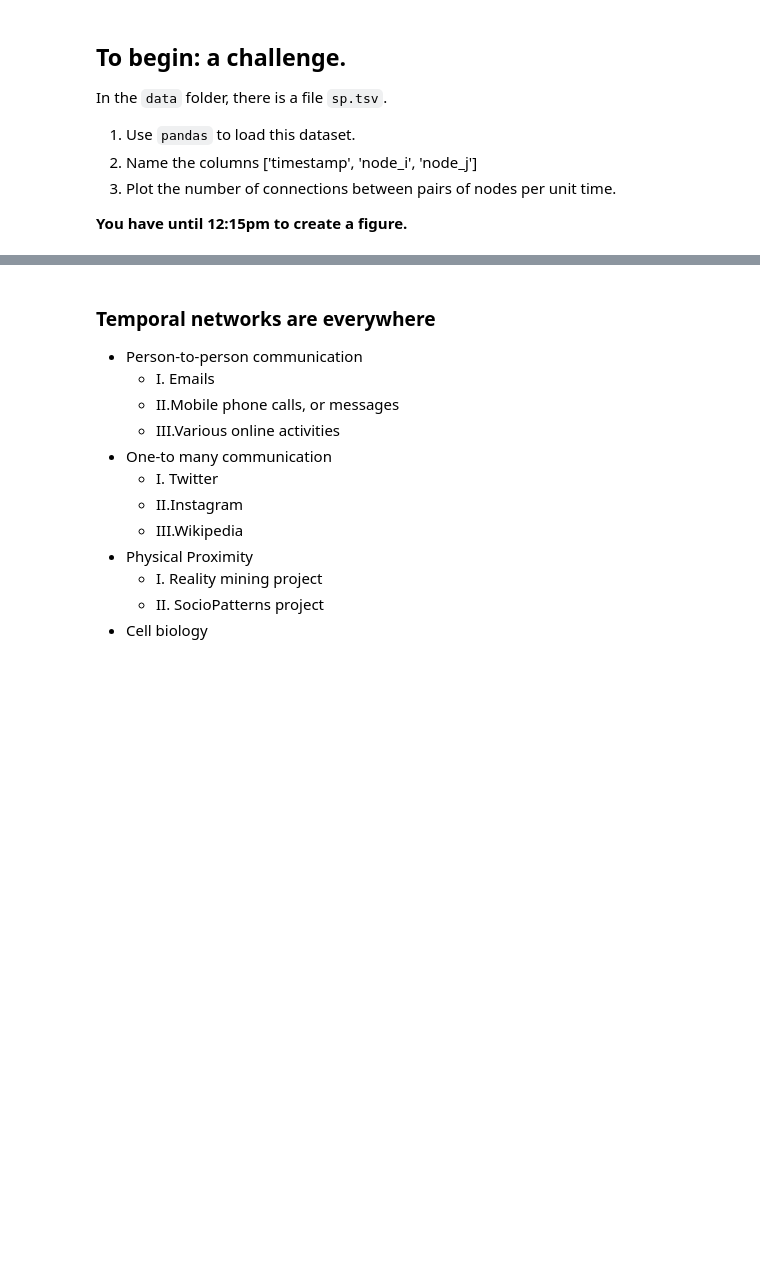
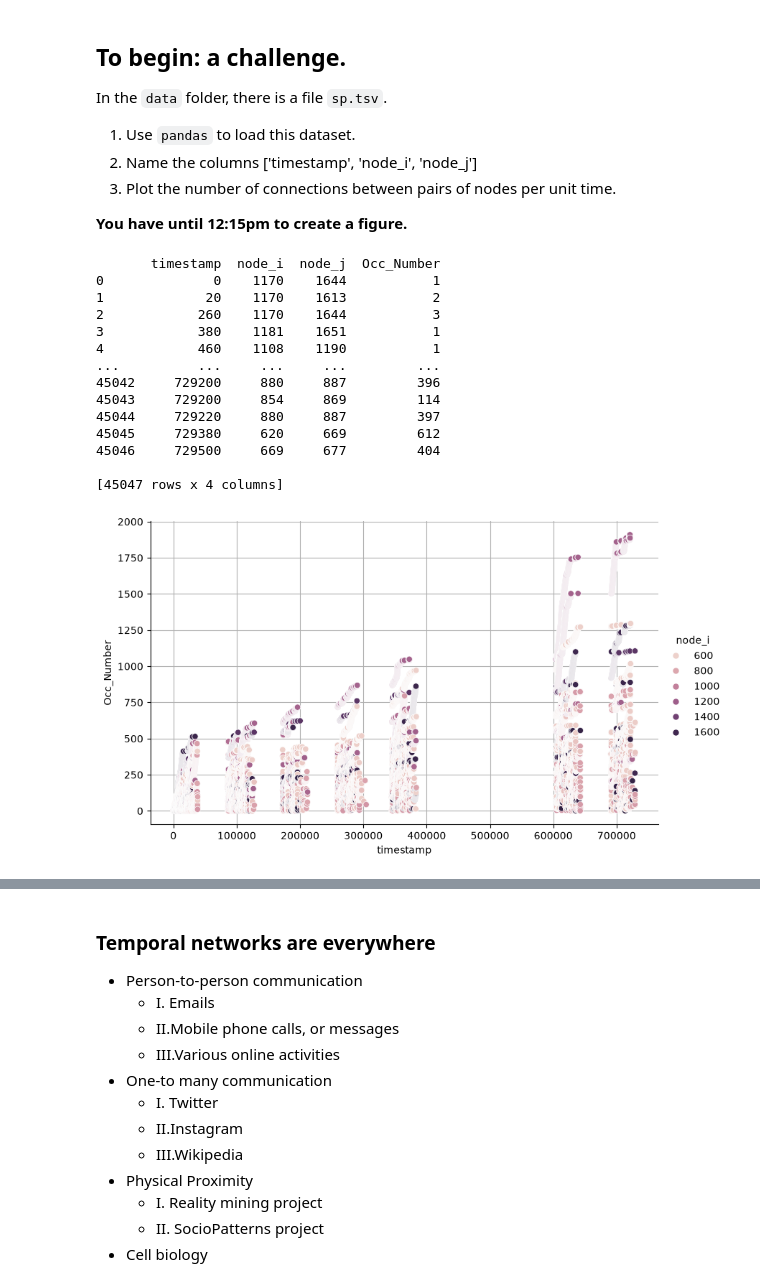
Before and after one commit to rhughes74/CNET5051, a Jupyter notebook: class_15_temporal_networks.ipynb, the cells around one changed output, grey strips where cells are left out. Cells and saved outputs as stored; diff of their text form; code cells hidden in the pictures; blank space fills up the shorter version.

```diff
--- a/class_15_temporal_networks.ipynb
+++ b/class_15_temporal_networks.ipynb
@@ -33,7 +33,35 @@ In the `data` folder, there is a file `sp.tsv`.
 
 **You have until 12:15pm to create a figure.**
 # %%
-pass
+import pandas as pd
+
+df = pd.read_csv('data/sp.tsv', sep='\t',names=['timestamp', 'node_i', 'node_j'])
+
+
+
+df["Occ_Number"] = df.groupby("node_i").cumcount()+1
+print(df)
+import matplotlib.pyplot as plt
+
+sns.relplot(data=df, x='timestamp', y='Occ_Number', hue='node_i', aspect=1.61)
+plt.grid()
+plt.show()
+# %% [output]
+       timestamp  node_i  node_j  Occ_Number
+0              0    1170    1644           1
+1             20    1170    1613           2
+2            260    1170    1644           3
+3            380    1181    1651           1
+4            460    1108    1190           1
+...          ...     ...     ...         ...
+45042     729200     880     887         396
+45043     729200     854     869         114
+45044     729220     880     887         397
+45045     729380     620     669         612
+45046     729500     669     677         404
+
+[45047 rows x 4 columns]
+[figure, added]
 # %%
 pass
 # %% [markdown]
```
Also changed, not shown: parts of 2 cells of this notebook, 2 other files.
